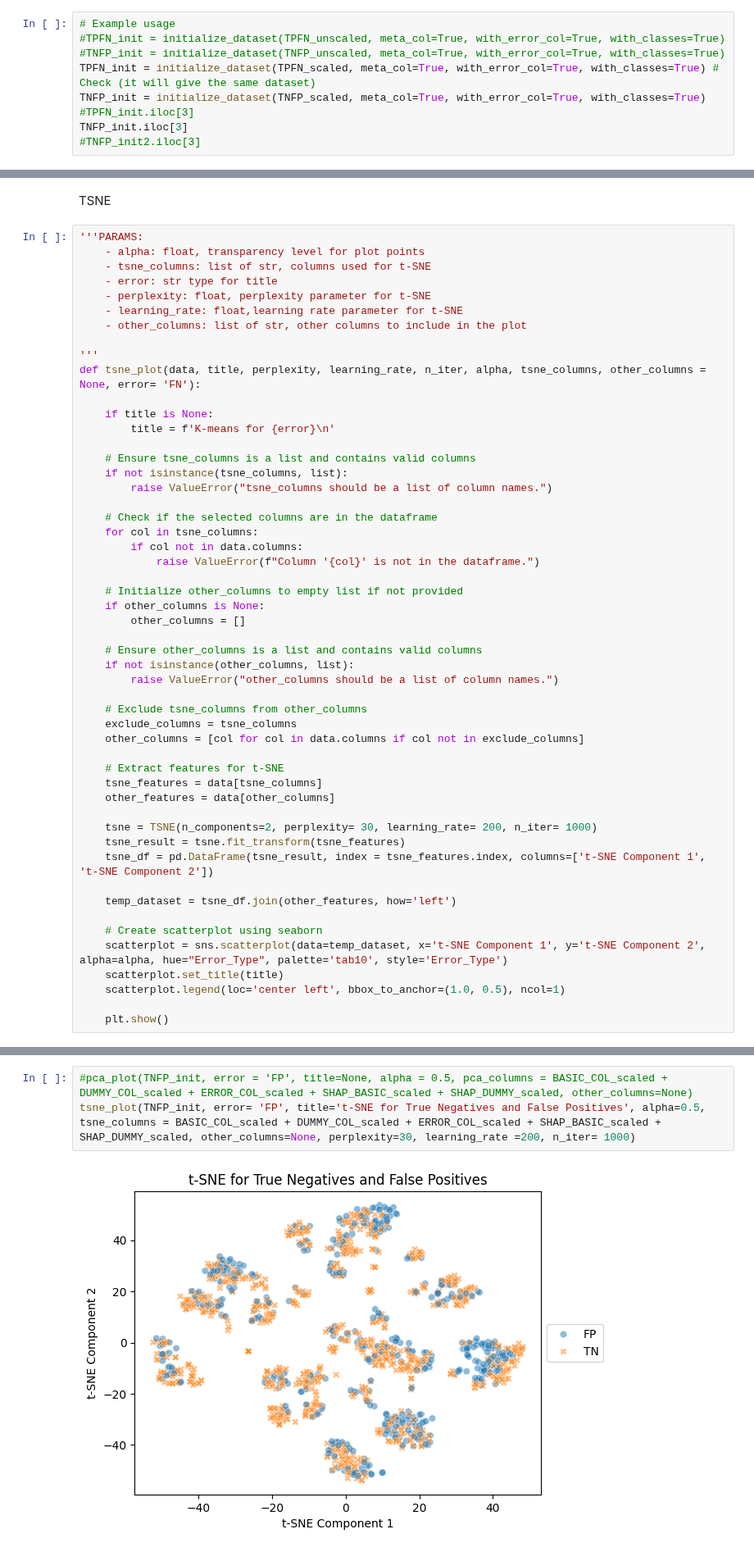
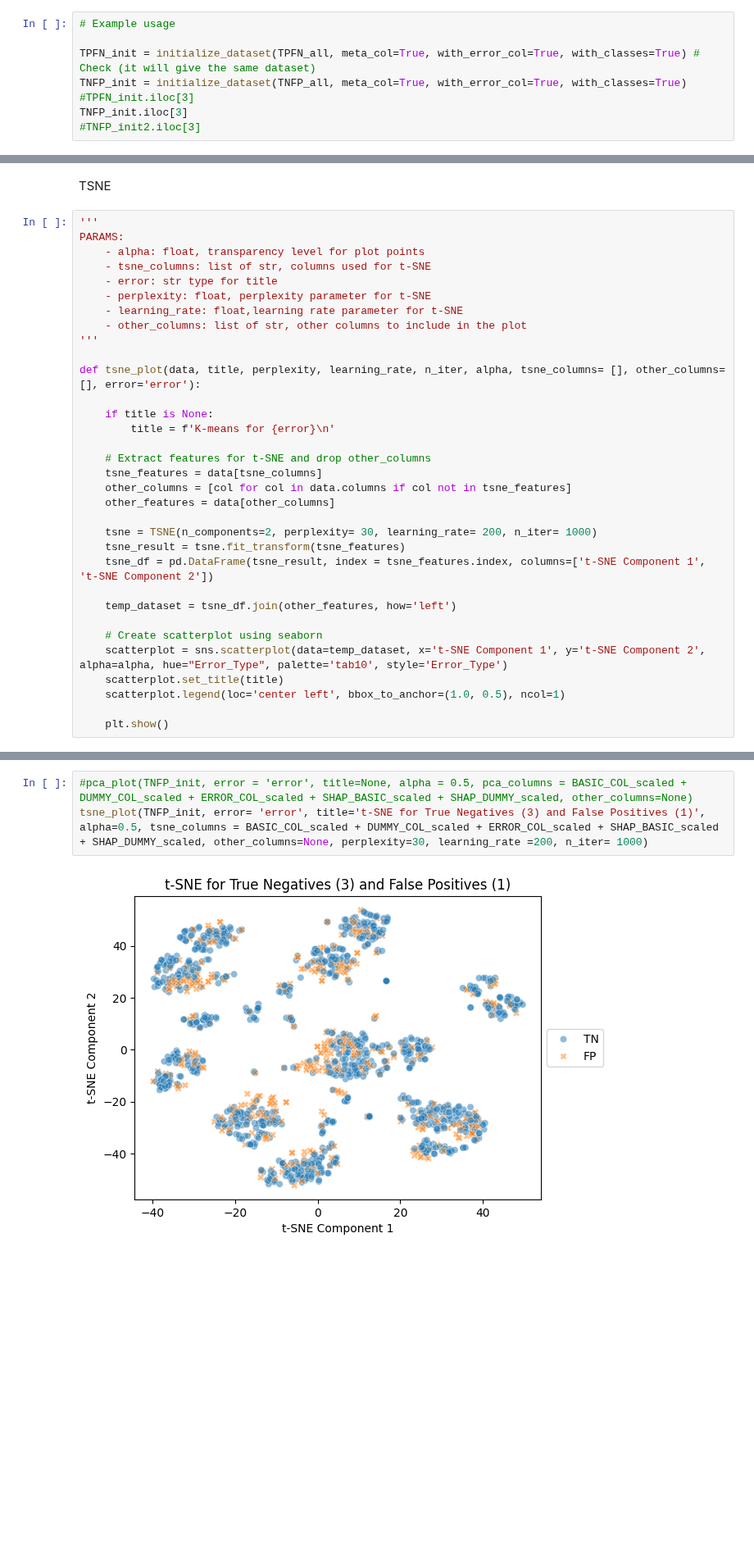
Before and after one commit to MDankloff/ClusterCompas, a Jupyter notebook: V3_COMPAS_Clustering_K_Means.ipynb, the cells around one changed output, grey strips where cells are left out. Shown at 82% size. Drawn from its saved outputs; the diff is of its cells as text; blank space fills up the shorter version.

```diff
--- a/V3_COMPAS_Clustering_K_Means.ipynb
+++ b/V3_COMPAS_Clustering_K_Means.ipynb
@@ -149,10 +198,9 @@ def initialize_dataset(data, meta_col=True, with_error_col =True, with_classes=T
     return new_data
 # %%
 # Example usage
-#TPFN_init = initialize_dataset(TPFN_unscaled, meta_col=True, with_error_col=True, with_classes=True)
-#TNFP_init = initialize_dataset(TNFP_unscaled, meta_col=True, with_error_col=True, with_classes=True)
-TPFN_init = initialize_dataset(TPFN_scaled, meta_col=True, with_error_col=True, with_classes=True) # Check (it will give the same dataset)
-TNFP_init = initialize_dataset(TNFP_scaled, meta_col=True, with_error_col=True, with_classes=True)
+
+TPFN_init = initialize_dataset(TPFN_all, meta_col=True, with_error_col=True, with_classes=True) # Check (it will give the same dataset)
+TNFP_init = initialize_dataset(TNFP_all, meta_col=True, with_error_col=True, with_classes=True)
 #TPFN_init.iloc[3]
 TNFP_init.iloc[3]
 #TNFP_init2.iloc[3]
@@ -307,43 +333,24 @@ def pca_plot(data, title, alpha, pca_columns, other_columns, error):
 # %% [markdown]
 TSNE
 # %%
-'''PARAMS:
+'''
+PARAMS:
     - alpha: float, transparency level for plot points
     - tsne_columns: list of str, columns used for t-SNE
     - error: str type for title
     - perplexity: float, perplexity parameter for t-SNE
     - learning_rate: float,learning rate parameter for t-SNE
     - other_columns: list of str, other columns to include in the plot
+'''
 
-'''
-def tsne_plot(data, title, perplexity, learning_rate, n_iter, alpha, tsne_columns, other_columns = None, error= 'FN'):
+def tsne_plot(data, title, perplexity, learning_rate, n_iter, alpha, tsne_columns= [], other_columns=[], error='error'):
 
     if title is None:
         title = f'K-means for {error}\n'
 
-    # Ensure tsne_columns is a list and contains valid columns
-    if not isinstance(tsne_columns, list):
-        raise ValueError("tsne_columns should be a list of column names.")
-
-    # Check if the selected columns are in the dataframe
-    for col in tsne_columns:
-        if col not in data.columns:
-            raise ValueError(f"Column '{col}' is not in the dataframe.")
-
-    # Initialize other_columns to empty list if not provided
-    if other_columns is None:
-        other_columns = []
-
-    # Ensure other_columns is a list and contains valid columns
-    if not isinstance(other_columns, list):
-        raise ValueError("other_columns should be a list of column names.")
-
-    # Exclude tsne_columns from other_columns
-    exclude_columns = tsne_columns
-    other_columns = [col for col in data.columns if col not in exclude_columns]
-
-    # Extract features for t-SNE
+    # Extract features for t-SNE and drop other_columns
     tsne_features = data[tsne_columns]
+    other_columns = [col for col in data.columns if col not in tsne_features]
     other_features = data[other_columns]
 
     tsne = TSNE(n_components=2, perplexity= 30, learning_rate= 200, n_iter= 1000)
@@ -369,8 +373,8 @@ tsne_plot(TPFN_init, title='t-SNE for True Positives and False Negatives', alpha
 # %%
-#pca_plot(TNFP_init, error = 'FP', title=None, alpha = 0.5, pca_columns = BASIC_COL_scaled + DUMMY_COL_scaled + ERROR_COL_scaled + SHAP_BASIC_scaled + SHAP_DUMMY_scaled, other_columns=None)
-tsne_plot(TNFP_init, error= 'FP', title='t-SNE for True Negatives and False Positives', alpha=0.5, tsne_columns = BASIC_COL_scaled + DUMMY_COL_scaled + ERROR_COL_scaled + SHAP_BASIC_scaled + SHAP_DUMMY_scaled, other_columns=None, perplexity=30, learning_rate =200, n_iter= 1000)
+#pca_plot(TNFP_init, error = 'error', title=None, alpha = 0.5, pca_columns = BASIC_COL_scaled + DUMMY_COL_scaled + ERROR_COL_scaled + SHAP_BASIC_scaled + SHAP_DUMMY_scaled, other_columns=None)
+tsne_plot(TNFP_init, error= 'error', title='t-SNE for True Negatives (3) and False Positives (1)', alpha=0.5, tsne_columns = BASIC_COL_scaled + DUMMY_COL_scaled + ERROR_COL_scaled + SHAP_BASIC_scaled + SHAP_DUMMY_scaled, other_columns=None, perplexity=30, learning_rate =200, n_iter= 1000)
 # %% [output]
-[figure, old version]
+[figure, new version]
 # %% [markdown]
 # UTILS FOR CLUSTERING
 # %%
```
Also changed, not shown: parts of 27 cells of this notebook.
